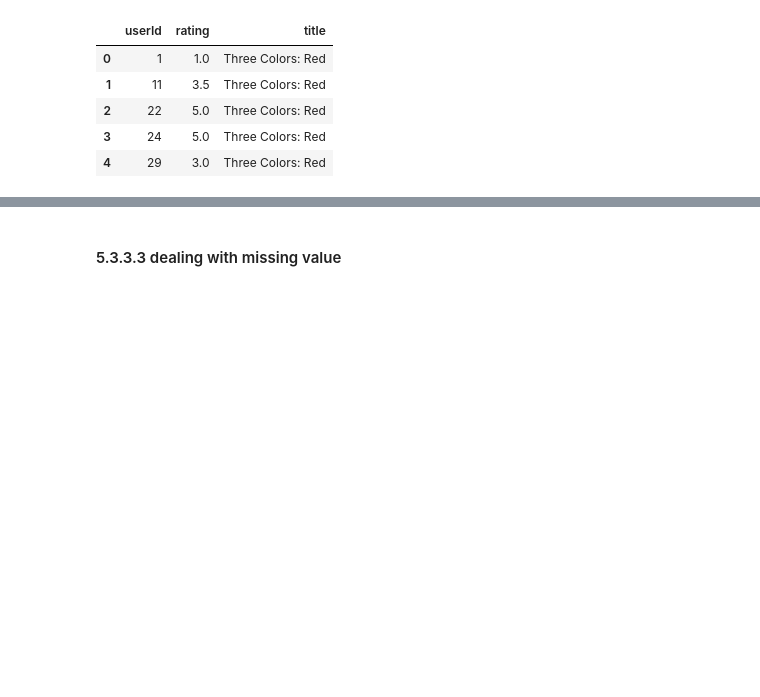
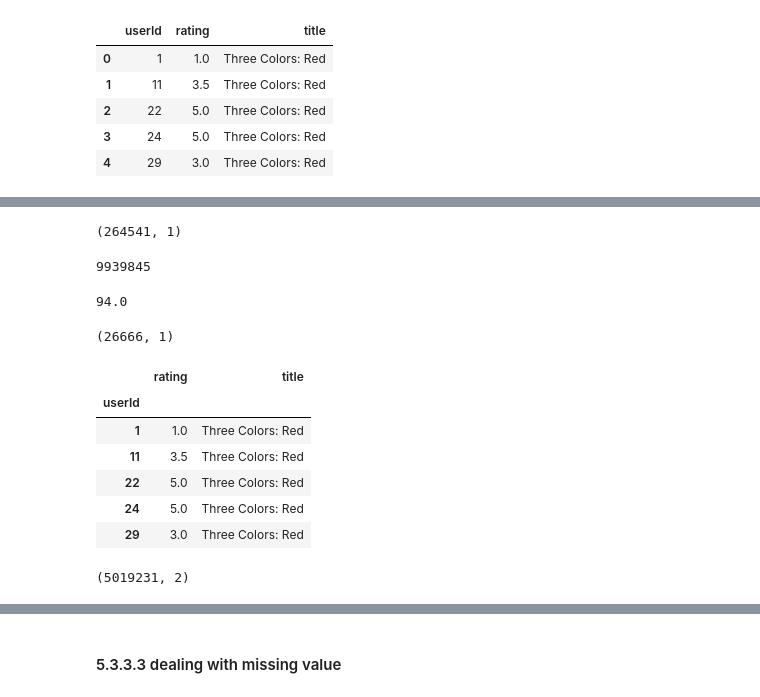
Before and after one commit to trauzi12/movie_recommendation_system, a Jupyter notebook: notebooks/05_Modeling.ipynb, the cells around one changed output, grey strips where cells are left out. Saved outputs shown, nothing was run; the diff lists cells and outputs as text; code cells hidden in the pictures; blank space fills up the shorter version.

```diff
--- a/notebooks/05_Modeling.ipynb
+++ b/notebooks/05_Modeling.ipynb
@@ -859,0 +922,21 @@ len(sample)
+# %%
+# number of users
+reviews_by_user_df.shape
+# %% [output]
+(264541, 1)
+# %%
+# total number of reviews
+reviews_by_user_df.number_of_reviews.sum()
+# %% [output]
+9939845
+# %%
+#determining the number of reviews for a cut off score to reduce the dataset
+review_cutoff=reviews_by_user_df.number_of_reviews.quantile(.90)
+review_cutoff
+# %% [output]
+94.0
+# %%
+#determing the number of users that meet the cutoff score
+reviews_by_user_df[reviews_by_user_df.number_of_reviews >= review_cutoff].shape
+# %% [output]
+(26666, 1)
@@ -859,0 +946,19 @@ len(sample)
+# %%
+# reindexing by user ratings to apply the mask
+movie_ratings.index=movie_ratings.userId
+movie_ratings.drop(columns=['userId'], inplace=True)
+movie_ratings.head()
+# %% [output]
+|  | rating | title |
+| userId |  |  |
+| 1 | 1.0 | Three Colors: Red |
+| 11 | 3.5 | Three Colors: Red |
+| 22 | 5.0 | Three Colors: Red |
+| 24 | 5.0 | Three Colors: Red |
+| 29 | 3.0 | Three Colors: Red |
+# %%
+# smaller dataset based on filtering out the users
+movies_ratings_small=movie_ratings.loc[mask,:]
+movies_ratings_small.shape
+# %% [output]
+(5019231, 2)
```
Also changed, not shown: parts of 57 cells of this notebook.
